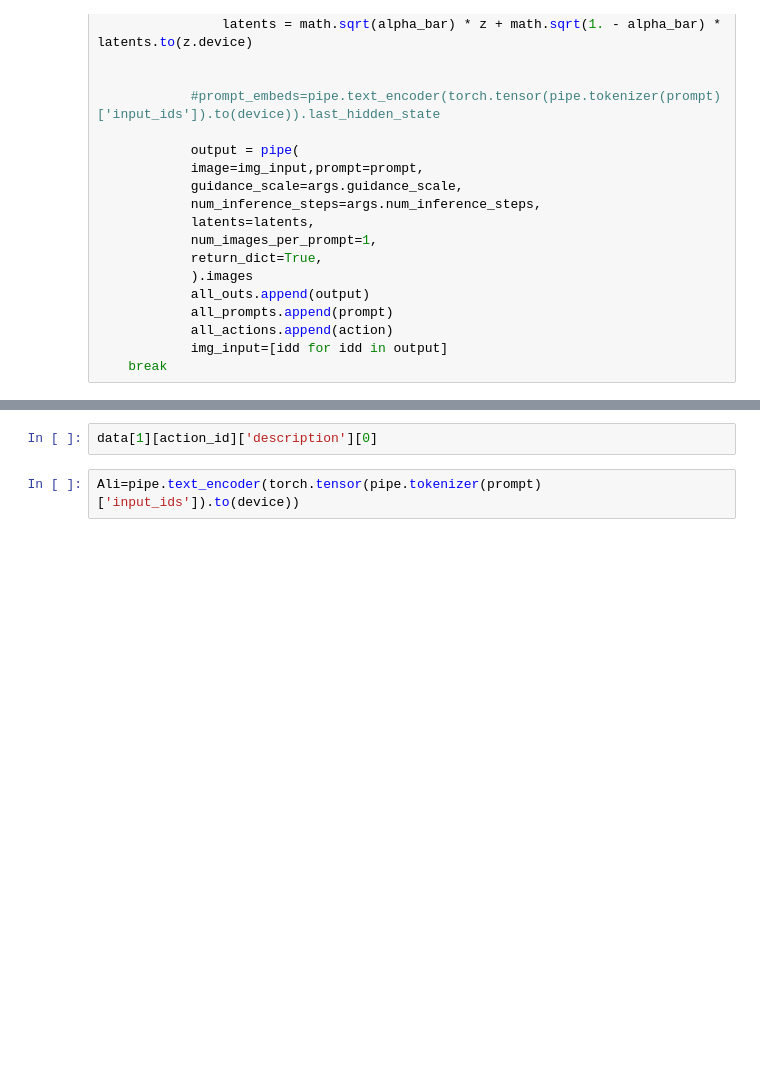
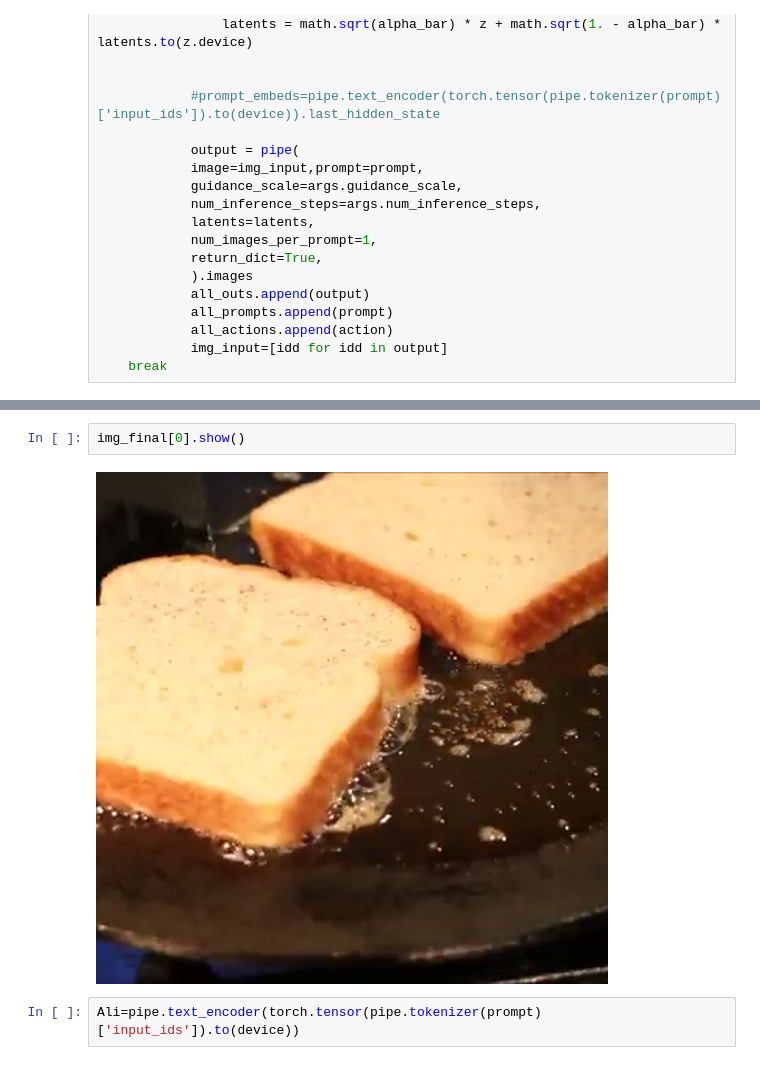
Before and after one commit to alizaree/vPP, a Jupyter notebook: CrossTask_GenHowTo_Seq.ipynb, the cells around one changed output, grey strips where cells are left out. Drawn from its saved outputs; the diff is of its cells as text; blank space fills up the shorter version.

```diff
--- a/CrossTask_GenHowTo_Seq.ipynb
+++ b/CrossTask_GenHowTo_Seq.ipynb
@@ -265,5 +265,7 @@ After State:  The ingredients are blended together.
-# %%
-data[1][action_id]['description'][0]
+# %%
+img_final[0].show()
+# %% [output]
+[figure, added]
 # %%
 Ali=pipe.text_encoder(torch.tensor(pipe.tokenizer(prompt)['input_ids']).to(device))
 # %%
```
Also changed, not shown: parts of 1 cell of this notebook, 1 other file.
